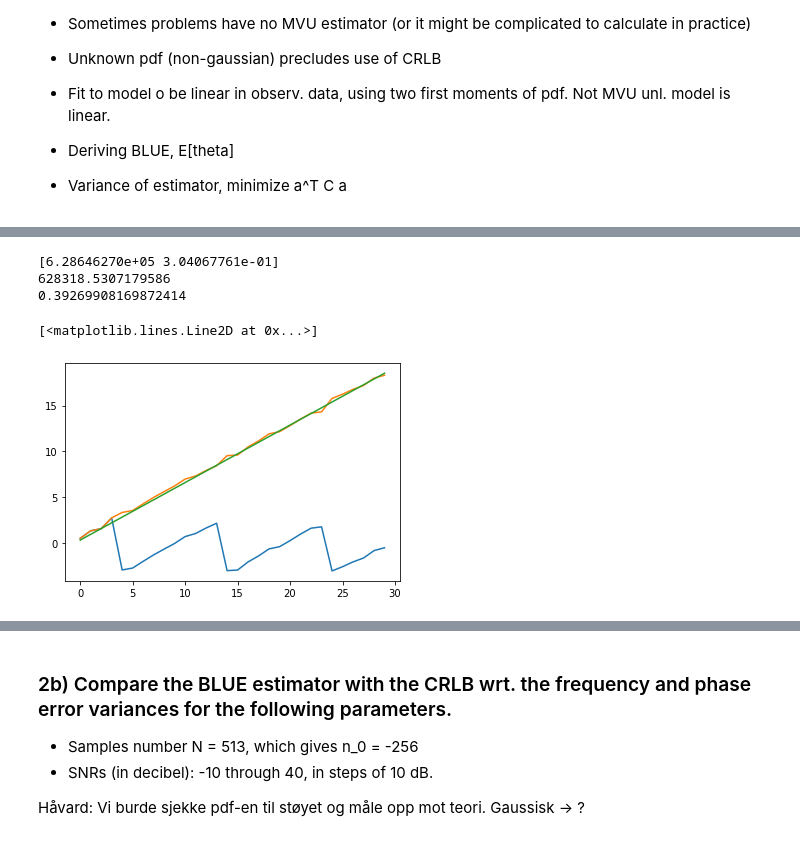
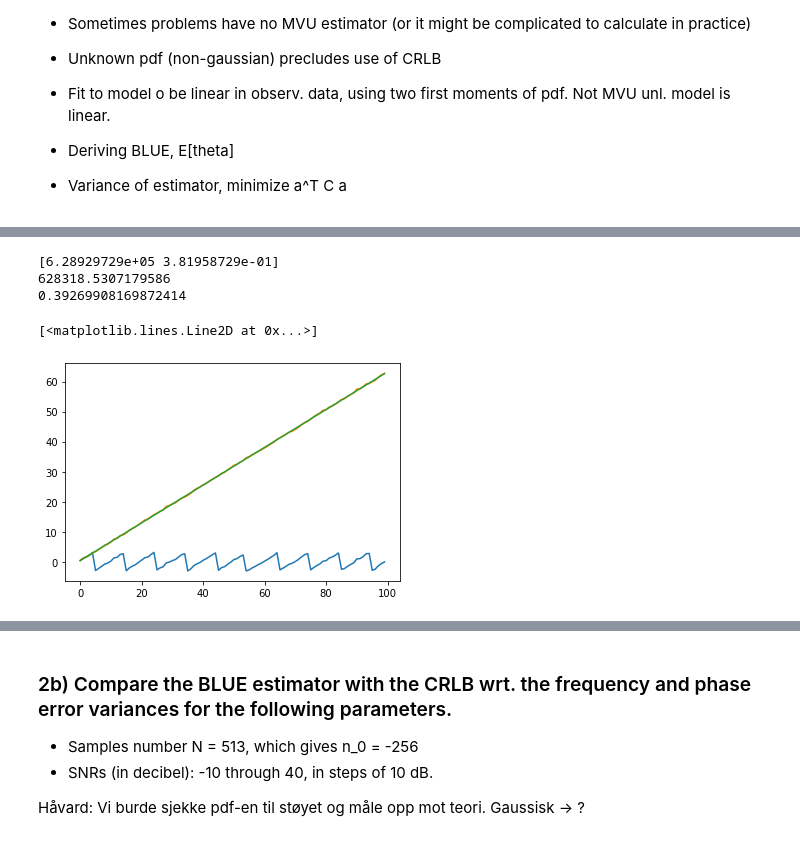
Before and after one commit to haavarn/estimation_project, a Jupyter notebook: BLUE.ipynb, the cells around one changed output, grey strips where cells are left out. Drawn from its saved outputs; the diff is of its cells as text; code cells hidden in the pictures.

```diff
--- a/BLUE.ipynb
+++ b/BLUE.ipynb
@@ -56,6 +56,8 @@ phase = np.pi/8
 A = 1
 
 n_0 = 0
+N = 100
+SNR = 30
 
 # N samples from n = n_0 to n = n_0+N-1
 # SNR = A^2 / (std^2) [exercise gives SNR = A^2 / (2*std^2)]
@@ -152,8 +154,7 @@ def make_x(A, w_0, phase, T, SNR, n_0, N):
     v = 1/A*w*np.exp(-1j*(w_0*n*T + phase))
     return x, v.imag
 
-SNR = 30
-x,v = make_x(A, w_0, phase, T, SNR, 0, 30)
+x,v = make_x(A, w_0, phase, T, SNR, n_0, N)
 
 
 ang_x = np.log(x/A)/1j
@@ -202,47 +232,34 @@ plt.tight_layout
 # %%
 # Code for BLUE
 # model: ang_x_unwrapped[n] = wT*n + phi + v[n]
-def BLUE_iid(ang_x_unwrapped, n_0, T, v):
+def BLUE_iid(ang_x_unwrapped, n_0, T, C):
 
     N = len(ang_x_unwrapped)
 
     # make H matrix
     h1 = np.arange(n_0, n_0+N)*T
     h2 = np.ones(N)
     H = np.vstack([h1,h2]).T
 
-    # calcuate covariance matrix... Have a few options
-    C_a = np.eye(N)/(2*SNR) # 1/2SNR is the variance
-    C_b = v * v.reshape(-1,1) # using the exact noise sequences
-
-    # estimating from normal least squares. Not so good, as iterating this
-    #only will put less emphasis on samples not fitting the model, but eventually
-    # start fitting to less data.
-    p = inv( H.T @ H ) @ H.T @ x_ang
-    v_est = ang_x - (h1*p[0] + p[1])
-    C_c = v_est * v_est.reshape(-1,1)
-
-    # choose the first one
-    C = C_a
-
     # calculate parameters
-    p = inv( H.T @ inv(C) @ H ) @ H.T @ inv(C) @ x_ang
+    p = inv( H.T @ inv(C) @ H ) @ H.T @ inv(C) @ ang_x_unwrapped
     model_fit = h1*p[0] + p[1]
 
     return p, model_fit
 
-p, model_fit = BLUE_iid(ang_x, n_0, T, v)
+p, model_fit = BLUE_iid(ang_x_unwrapped, n_0, T, C_theory)
+
 print(p)
 print(w_0)
 print(phase)
 
 
 plt.plot(ang_x)
 plt.plot(ang_x_unwrapped)
 plt.plot(model_fit)
 # %% [output]
-[6.28646270e+05 3.04067761e-01]
+[6.28929729e+05 3.81958729e-01]
 628318.5307179586
 0.39269908169872414
 [<matplotlib.lines.Line2D at 0x...>]
-[figure, old version]
+[figure, new version]
```
Also changed, not shown: parts of 7 cells of this notebook, 1 other file.
